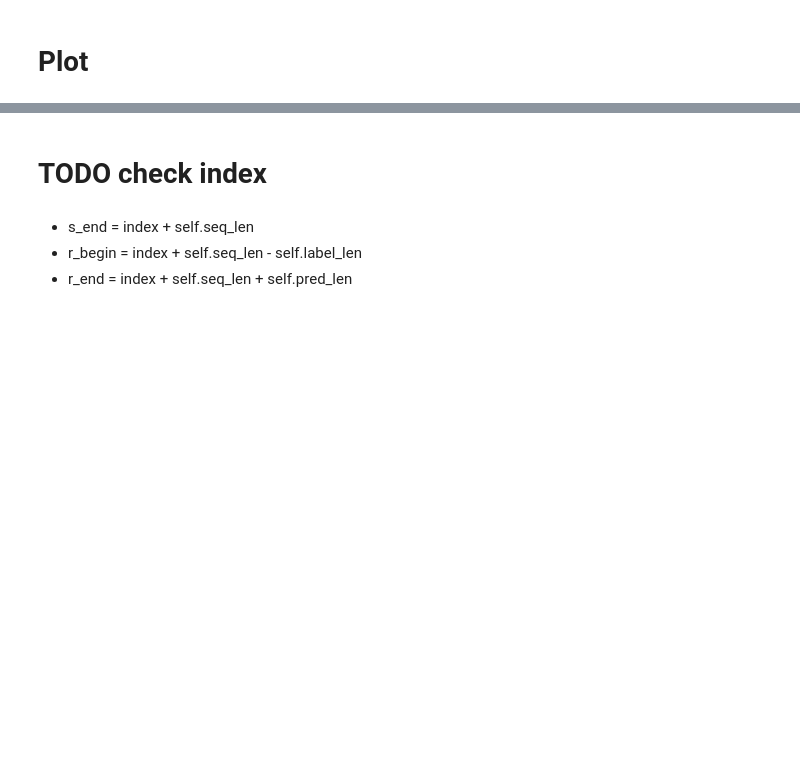
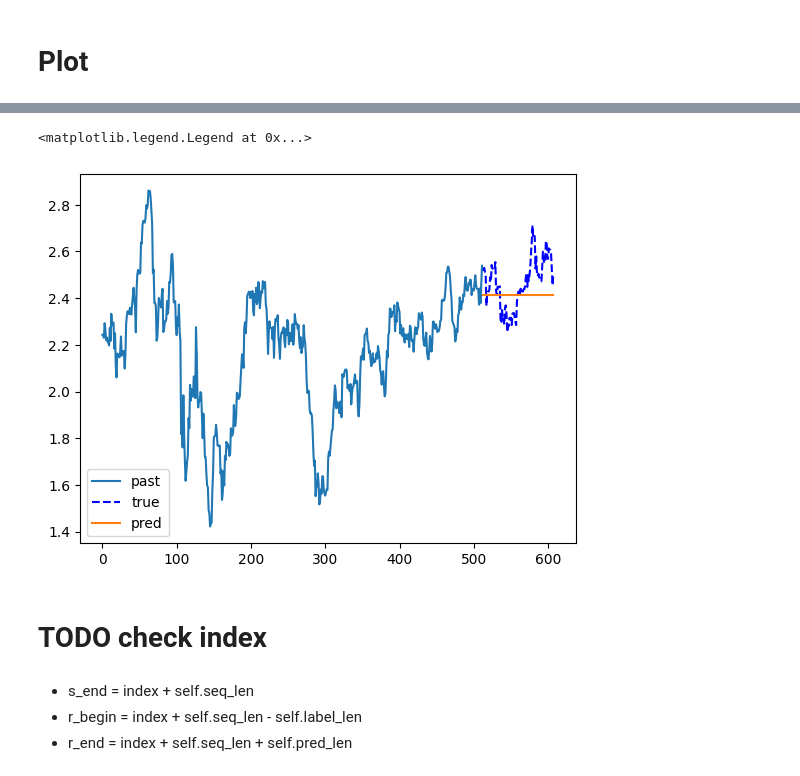
Before and after one commit to wassname/ETSformer, a Jupyter notebook: notebooks/001_001_run-S-Copy1.ipynb, the cells around one changed output, grey strips where cells are left out. Cells and saved outputs as stored; diff of their text form; code cells hidden in the pictures; blank space fills up the shorter version.

```diff
--- a/notebooks/001_001_run-S-Copy1.ipynb
+++ b/notebooks/001_001_run-S-Copy1.ipynb
@@ -133,14 +175,17 @@ preds, trues = exp.test(setting, data='test')
 # %%
 %matplotlib inline
 # %%
-i=990
+i=99
 (batch_x, batch_y, batch_x_mark, batch_y_mark)  = ds[i]
 l1 = batch_x.shape[0]
 l2 = batch_y.shape[0]
 plt.plot(range(l1), batch_x[:, -1], label='past')
 plt.plot(range(l1, l1+l2), batch_y[:, -1], color='blue', ls='--', label='true')
 plt.plot(range(l1, l1+l2), preds[i], label='pred');
 plt.legend(loc='lower left')
+# %% [output]
+<matplotlib.legend.Legend at 0x...>
+[figure, added]
 # %% [markdown]
 # TODO check index
 # %% [markdown]
```
Also changed, not shown: parts of 6 cells of this notebook.
